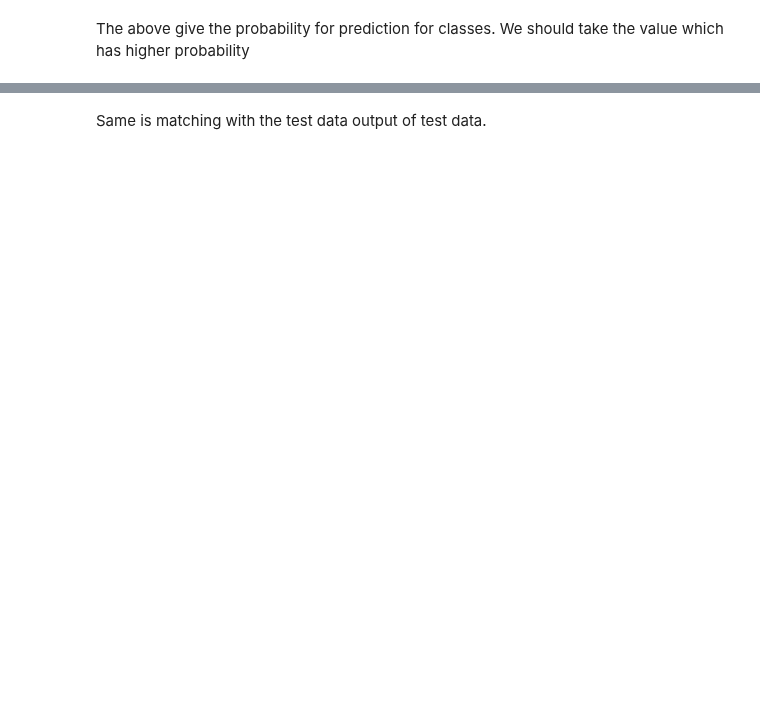
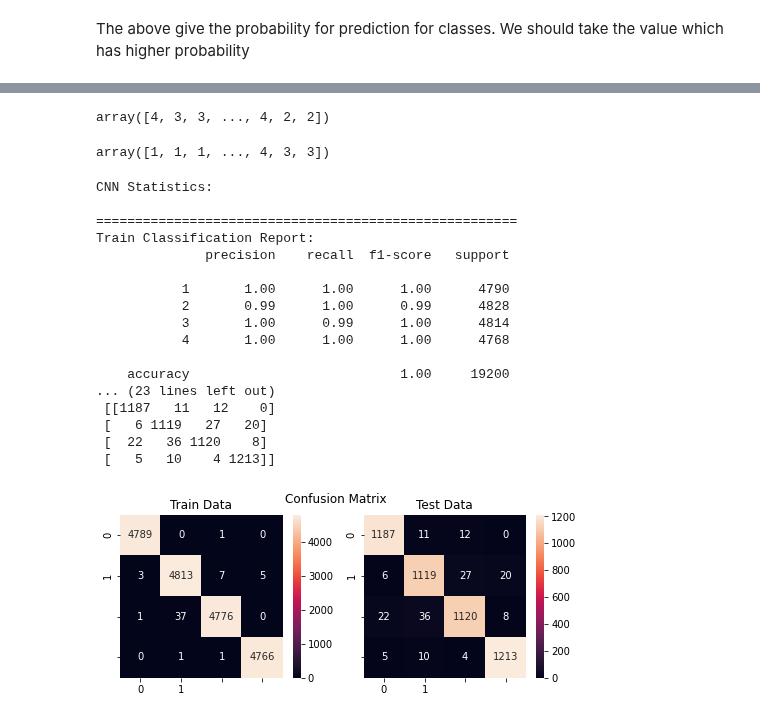
Before and after one commit to arvind-maurya/MachineLearning, a Jupyter notebook: Assignment/AIMLCEP_ARVIND_MAURYA_Q3.ipynb, the cells around one changed output, grey strips where cells are left out. Saved outputs shown, nothing was run; the diff lists cells and outputs as text; code cells hidden in the pictures; blank space fills up the shorter version.

```diff
--- a/Assignment/AIMLCEP_ARVIND_MAURYA_Q3.ipynb
+++ b/Assignment/AIMLCEP_ARVIND_MAURYA_Q3.ipynb
@@ -374,2 +464,37 @@ print("Test accuracy: ", score[1])
-# %% [markdown]
-Same  is matching with the test data output of test data.
+# %%
+#predicted values
+y_train_predict_cnn = model_cnn.predict(X_train_cnn)
+y_train_predict_cnn=np.argmax(y_train_predict_cnn, axis=1)
+y_train_predict_cnn
+# %% [output]
+array([4, 3, 3, ..., 4, 2, 2])
+# %%
+#predicted values
+y_test_predict_cnn = model_cnn.predict(X_test_cnn)
+y_test_predict_cnn=np.argmax(y_test_predict_cnn, axis=1)
+y_test_predict_cnn
+# %% [output]
+array([1, 1, 1, ..., 4, 3, 3])
+# %%
+print('CNN Statistics: \n')
+print_classification_report(y_train,y_train_predict,y_test,y_test_predict)
+plot_confusion_matrix(y_train,y_train_predict,y_test,y_test_predict)
+# %% [output]
+CNN Statistics:
+
+======================================================
+Train Classification Report:
+              precision    recall  f1-score   support
+
+           1       1.00      1.00      1.00      4790
+           2       0.99      1.00      0.99      4828
+           3       1.00      0.99      1.00      4814
+           4       1.00      1.00      1.00      4768
+
+    accuracy                           1.00     19200
+... (23 lines left out)
+ [[1187   11   12    0]
+ [   6 1119   27   20]
+ [  22   36 1120    8]
+ [   5   10    4 1213]]
+[figure, added]
```
Also changed, not shown: parts of 19 cells of this notebook.
